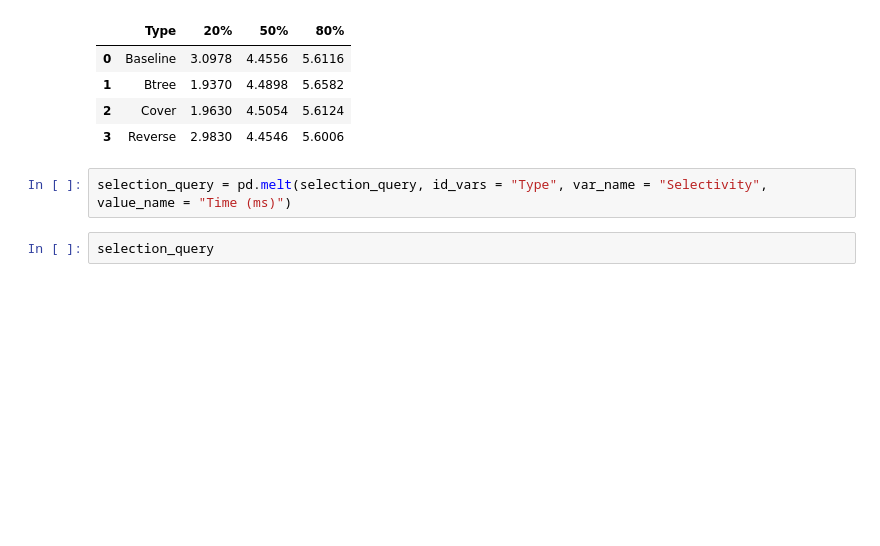
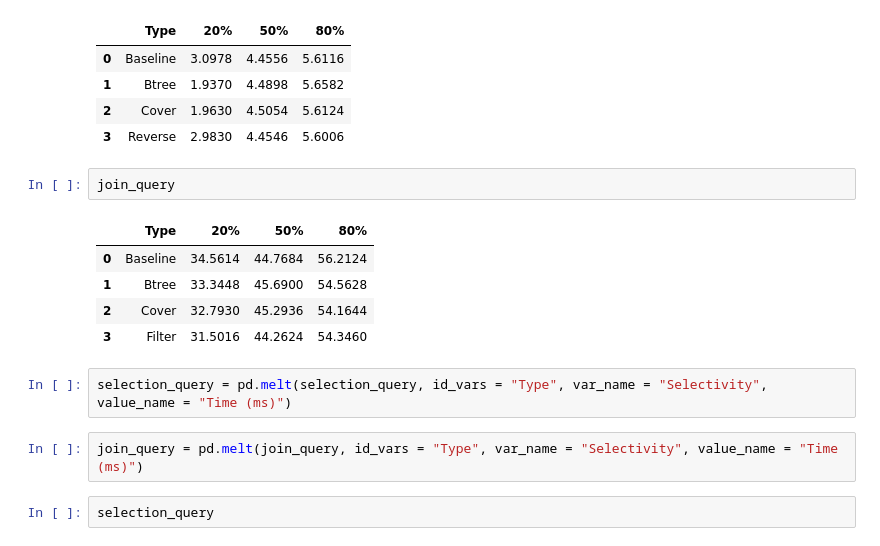
Before and after one commit to nabh23/advanced-dbms-assignments, a Jupyter notebook: queries_and_indexing/main_results.ipynb, the cells around one changed output. Drawn from its saved outputs; the diff is of its cells as text; blank space fills up the shorter version.

```diff
--- a/queries_and_indexing/part_a.ipynb
+++ b/queries_and_indexing/main_results.ipynb
@@ -15,8 +20,18 @@ selection_query
 | 1 | Btree | 1.9370 | 4.4898 | 5.6582 |
 | 2 | Cover | 1.9630 | 4.5054 | 5.6124 |
 | 3 | Reverse | 2.9830 | 4.4546 | 5.6006 |
+# %%
+join_query
+# %% [output]
+|  | Type | 20% | 50% | 80% |
+| 0 | Baseline | 34.5614 | 44.7684 | 56.2124 |
+| 1 | Btree | 33.3448 | 45.6900 | 54.5628 |
+| 2 | Cover | 32.7930 | 45.2936 | 54.1644 |
+| 3 | Filter | 31.5016 | 44.2624 | 54.3460 |
 # %%
 selection_query = pd.melt(selection_query, id_vars = "Type", var_name = "Selectivity", value_name = "Time (ms)")
+# %%
+join_query = pd.melt(join_query, id_vars = "Type", var_name = "Selectivity", value_name = "Time (ms)")
 # %%
 selection_query
 # %% [output]
```
Also changed, not shown: parts of 3 cells of this notebook.
